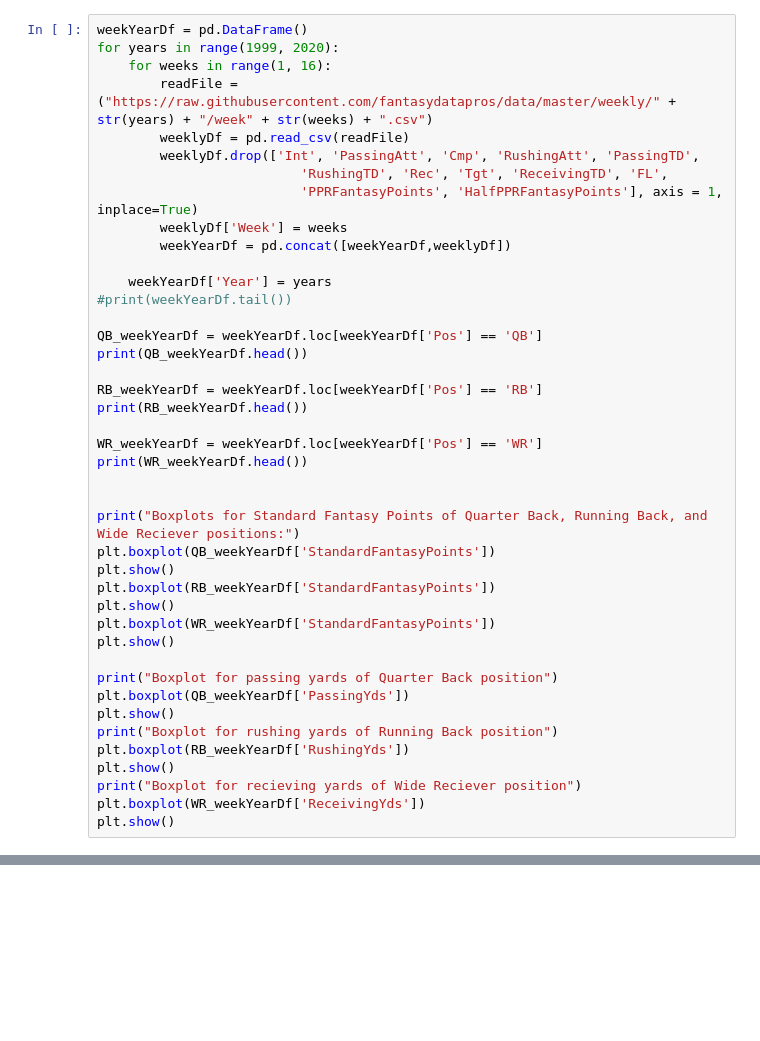
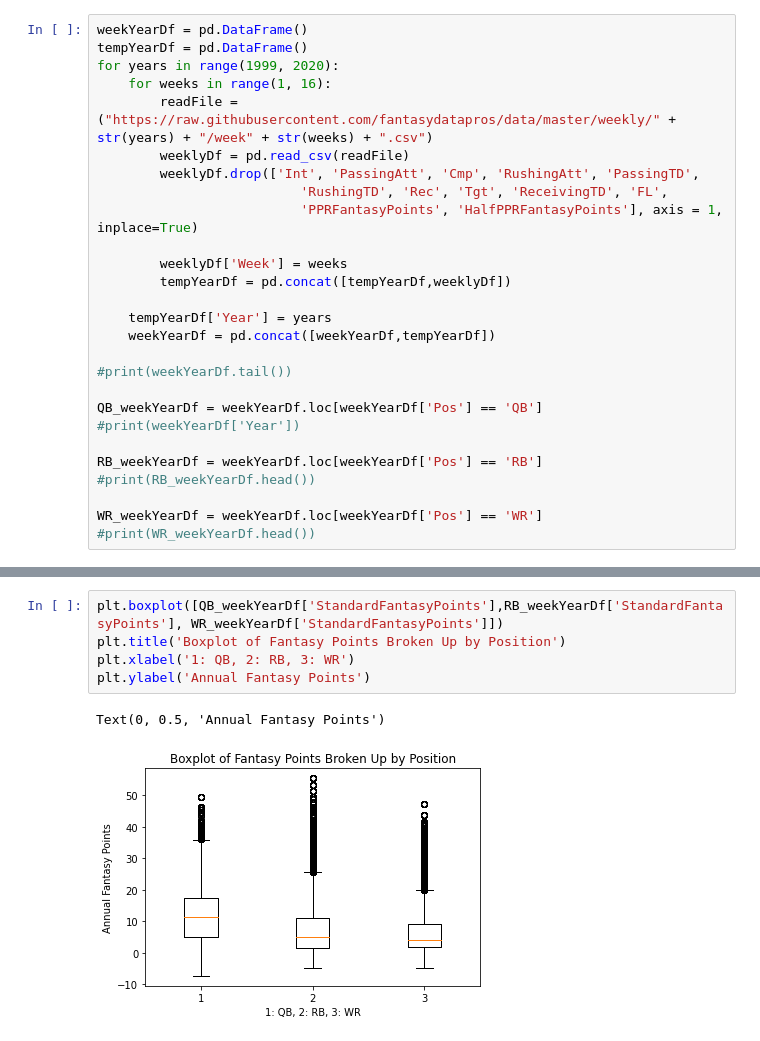
Before and after one commit to maha4208/fantasy-football-statistical-analysis, a Jupyter notebook: WeeklyStats.ipynb, the cells around one changed output, grey strips where cells are left out. Drawn from its saved outputs; the diff is of its cells as text; blank space fills up the shorter version.

Commit message:
Fixed year and week row

```diff
--- a/WeeklyStats.ipynb
+++ b/WeeklyStats.ipynb
@@ -32,5 +14,6 @@ Carolina Panthers                            14905.04             30.0
 # %%
 weekYearDf = pd.DataFrame()
+tempYearDf = pd.DataFrame()
 for years in range(1999, 2020):
     for weeks in range(1, 16):
         readFile = ("https://raw.githubusercontent.com/fantasydatapros/data/master/weekly/" + str(years) + "/week" + str(weeks) + ".csv")
@@ -38,36 +21,20 @@ for years in range(1999, 2020):
         weeklyDf.drop(['Int', 'PassingAtt', 'Cmp', 'RushingAtt', 'PassingTD',
                           'RushingTD', 'Rec', 'Tgt', 'ReceivingTD', 'FL',
                           'PPRFantasyPoints', 'HalfPPRFantasyPoints'], axis = 1, inplace=True)
+
         weeklyDf['Week'] = weeks
-        weekYearDf = pd.concat([weekYearDf,weeklyDf])
+        tempYearDf = pd.concat([tempYearDf,weeklyDf])
 
-    weekYearDf['Year'] = years
+    tempYearDf['Year'] = years
+    weekYearDf = pd.concat([weekYearDf,tempYearDf])
+
 #print(weekYearDf.tail())
 
 QB_weekYearDf = weekYearDf.loc[weekYearDf['Pos'] == 'QB']
-print(QB_weekYearDf.head())
+#print(weekYearDf['Year'])
 
 RB_weekYearDf = weekYearDf.loc[weekYearDf['Pos'] == 'RB']
-print(RB_weekYearDf.head())
+#print(RB_weekYearDf.head())
 
 WR_weekYearDf = weekYearDf.loc[weekYearDf['Pos'] == 'WR']
-print(WR_weekYearDf.head())
-
-
-print("Boxplots for Standard Fantasy Points of Quarter Back, Running Back, and Wide Reciever positions:")
-plt.boxplot(QB_weekYearDf['StandardFantasyPoints'])
-plt.show()
-plt.boxplot(RB_weekYearDf['StandardFantasyPoints'])
-plt.show()
-plt.boxplot(WR_weekYearDf['StandardFantasyPoints'])
-plt.show()
-
-print("Boxplot for passing yards of Quarter Back position")
-plt.boxplot(QB_weekYearDf['PassingYds'])
-plt.show()
-print("Boxplot for rushing yards of Running Back position")
-plt.boxplot(RB_weekYearDf['RushingYds'])
-plt.show()
-print("Boxplot for recieving yards of Wide Reciever position")
-plt.boxplot(WR_weekYearDf['ReceivingYds'])
-plt.show()
+#print(WR_weekYearDf.head())
@@ -100,0 +41,8 @@ Boxplot for recieving yards of Wide Reciever position
+# %%
+plt.boxplot([QB_weekYearDf['StandardFantasyPoints'],RB_weekYearDf['StandardFantasyPoints'], WR_weekYearDf['StandardFantasyPoints']])
+plt.title('Boxplot of Fantasy Points Broken Up by Position')
+plt.xlabel('1: QB, 2: RB, 3: WR')
+plt.ylabel('Annual Fantasy Points')
+# %% [output]
+Text(0, 0.5, 'Annual Fantasy Points')
+[figure, added]
```
Also changed, not shown: parts of 5 cells of this notebook.
